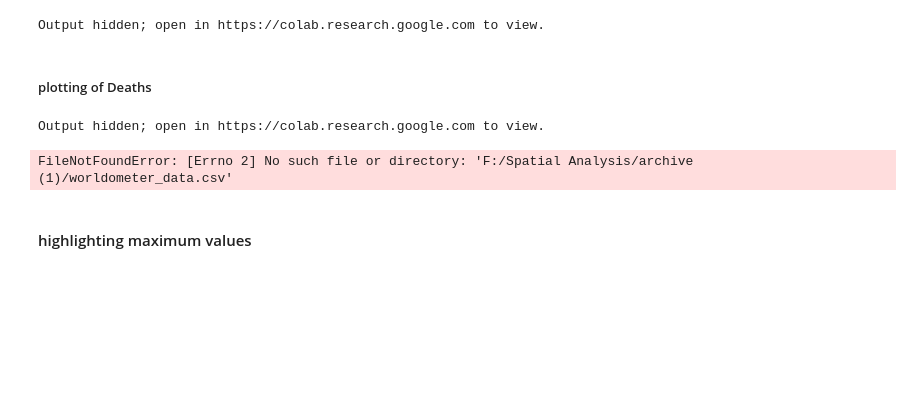
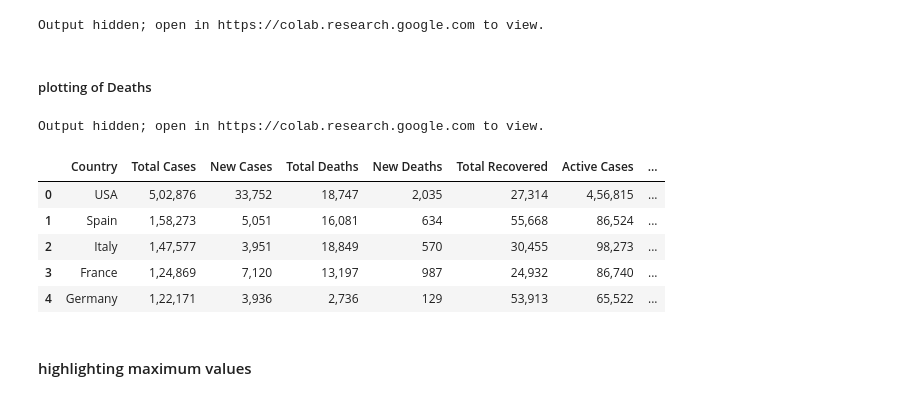
Before and after one commit to arifadli/Spatial-Analysis, a Jupyter notebook: Spatial Analysis Covid-19 Case.ipynb, the cells around one changed output. Saved outputs shown, nothing was run; the diff lists cells and outputs as text; code cells hidden in the pictures; blank space fills up the shorter version.

```diff
--- a/Spatial Analysis Covid-19 Case.ipynb
+++ b/Spatial Analysis Covid-19 Case.ipynb
@@ -142,11 +142,22 @@ fig.update_layout(title='Choropleth Map of Deaths -till today',template="plotly_
 fig.show()
 # %% [output]
 Output hidden; open in https://colab.research.google.com to view.
-# %%
-worldometer = pd.read_csv('F:/Spatial Analysis/archive (1)/worldometer_data.csv')
-worldometer.head()
-# %% [output]
-FileNotFoundError: [Errno 2] No such file or directory: 'F:/Spatial Analysis/archive (1)/worldometer_data.csv'
+# %%
+import pandas as pd
+
+# Load the dataset with a different encoding and handling errors
+dataset_url = "https://raw.githubusercontent.com/arifadli/DatasetRepository/main/Kaggle/Worldometer_Dataset.csv"
+worldometer = pd.read_csv(dataset_url, encoding='latin1')
+
+# Display the first few rows to verify
+worldometer.head()
+# %% [output]
+|  | Country | Total Cases | New Cases | Total Deaths | New Deaths | Total Recovered | Active Cases | ... |
+| 0 | USA | 5,02,876 | 33,752 | 18,747 | 2,035 | 27,314 | 4,56,815 | ... |
+| 1 | Spain | 1,58,273 | 5,051 | 16,081 | 634 | 55,668 | 86,524 | ... |
+| 2 | Italy | 1,47,577 | 3,951 | 18,849 | 570 | 30,455 | 98,273 | ... |
+| 3 | France | 1,24,869 | 7,120 | 13,197 | 987 | 24,932 | 86,740 | ... |
+| 4 | Germany | 1,22,171 | 3,936 | 2,736 | 129 | 53,913 | 65,522 | ... |
 # %% [markdown]
 #### highlighting maximum values
 # %%
```
Also changed, not shown: parts of 31 cells of this notebook, 1 other file.
